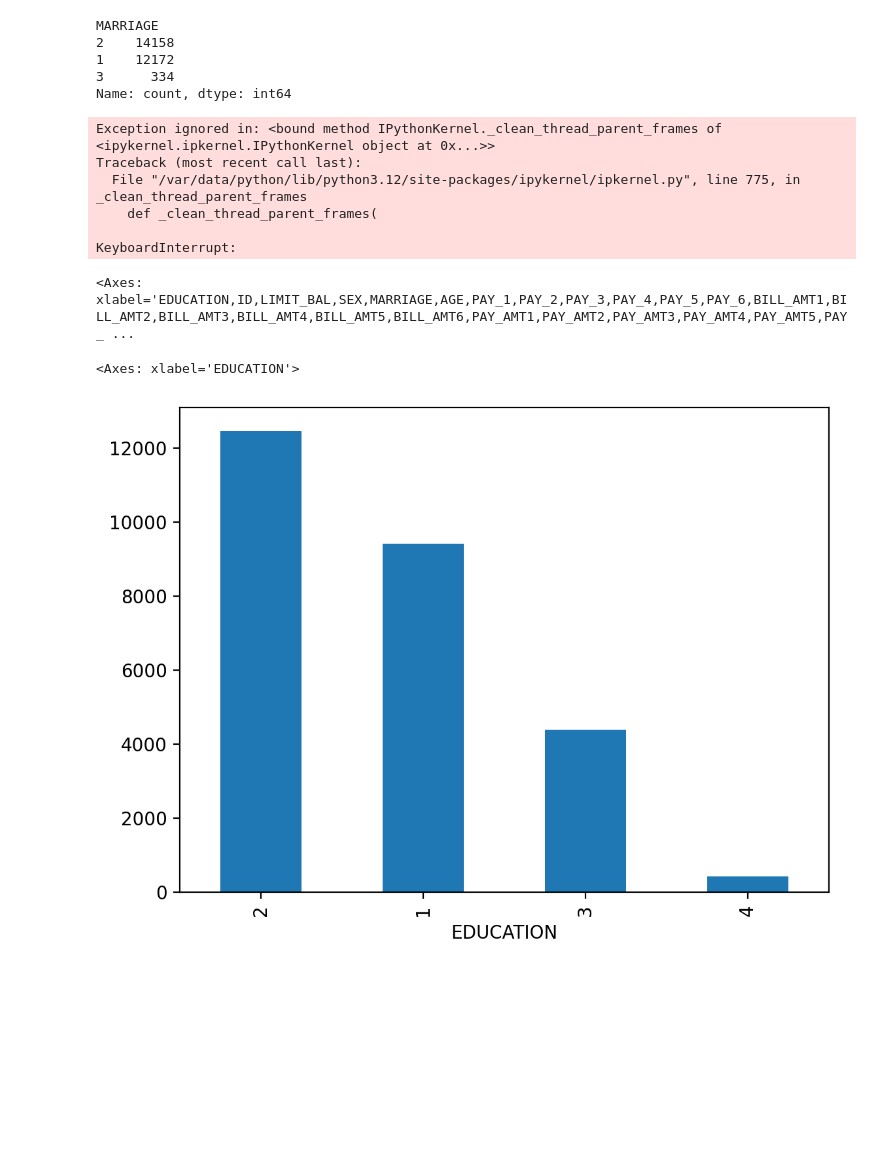
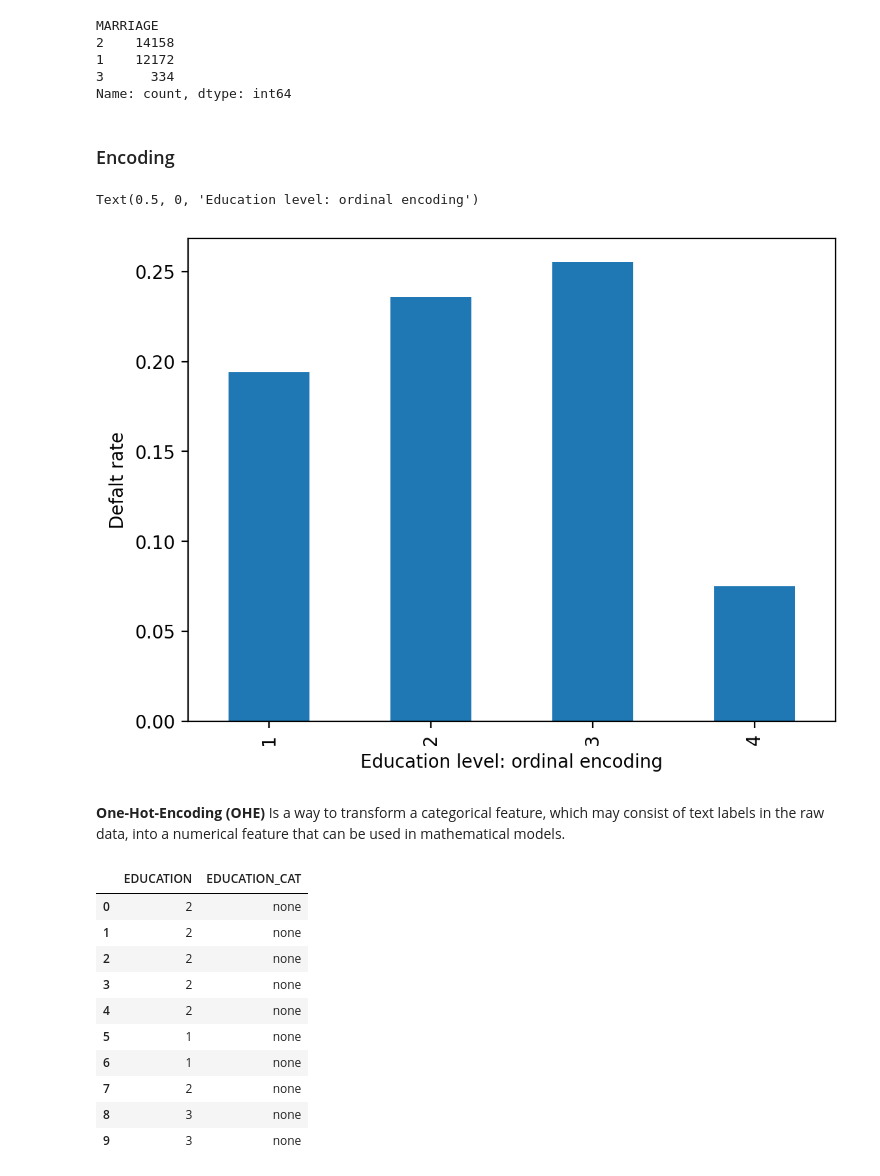
Before and after one commit to mh-pedro/Data-Science-Projects-with-Python, a Jupyter notebook: 1. Project Business Problem/Project Business Problem.ipynb, the cells around one changed output. Cells and saved outputs as stored; diff of their text form; code cells hidden in the pictures; blank space fills up the shorter version.

```diff
--- a/1. Project Business Problem/Project Business Problem.ipynb
+++ b/1. Project Business Problem/Project Business Problem.ipynb
@@ -381,5 +381,18 @@ MARRIAGE
 1    12172
 3      334
 Name: count, dtype: int64
+# %% [markdown]
+### Encoding
 # %%
 df_clean_2.to_csv('df_clean_2_01.csv', index=False)
+
+df_clean_2 = pd.read_csv('df_clean_2_01.csv')
+# %%
+df_clean_2.groupby('EDUCATION').agg({'default payment next month':'mean'}).plot.bar(legend=False)
+plt.ylabel('Defalt rate')
+plt.xlabel('Education level: ordinal encoding')
+# %% [output]
+Text(0.5, 0, 'Education level: ordinal encoding')
+[figure, added]
+# %% [markdown]
+**One-Hot-Encoding (OHE)** Is a way to transform a categorical feature, which may consist of text labels in the raw data, into a numerical feature that can be used in mathematical models.
@@ -386,15 +402,14 @@ df_clean_2.to_csv('df_clean_2_01.csv', index=False)
 # %%
-df_clean_2.groupby('EDUCATION')
+df_clean_2[['EDUCATION', 'EDUCATION_CAT']].head(10)
 # %% [output]
-Exception ignored in: <bound method IPythonKernel._clean_thread_parent_frames of <ipykernel.ipkernel.IPythonKernel object at 0x...>>
-Traceback (most recent call last):
-  File "/var/data/python/lib/python3.12/site-packages/ipykernel/ipkernel.py", line 775, in _clean_thread_parent_frames
-    def _clean_thread_parent_frames(
-
-KeyboardInterrupt:
-<Axes: xlabel='EDUCATION,ID,LIMIT_BAL,SEX,MARRIAGE,AGE,PAY_1,PAY_2,PAY_3,PAY_4,PAY_5,PAY_6,BILL_AMT1,BILL_AMT2,BILL_AMT3,BILL_AMT4,BILL_AMT5,BILL_AMT6,PAY_AMT1,PAY_AMT2,PAY_AMT3,PAY_AMT4,PAY_AMT5,PAY_ ...
+|  | EDUCATION | EDUCATION_CAT |
+| 0 | 2 | none |
+| 1 | 2 | none |
+| 2 | 2 | none |
+| 3 | 2 | none |
+| 4 | 2 | none |
+| 5 | 1 | none |
+| 6 | 1 | none |
+| 7 | 2 | none |
+| 8 | 3 | none |
+| 9 | 3 | none |
-# %%
-df_clean_2['EDUCATION'].value_counts().plot.bar()
-# %% [output]
-<Axes: xlabel='EDUCATION'>
-[figure, removed]
```
Also changed, not shown: parts of 40 cells of this notebook, 1 other file.
